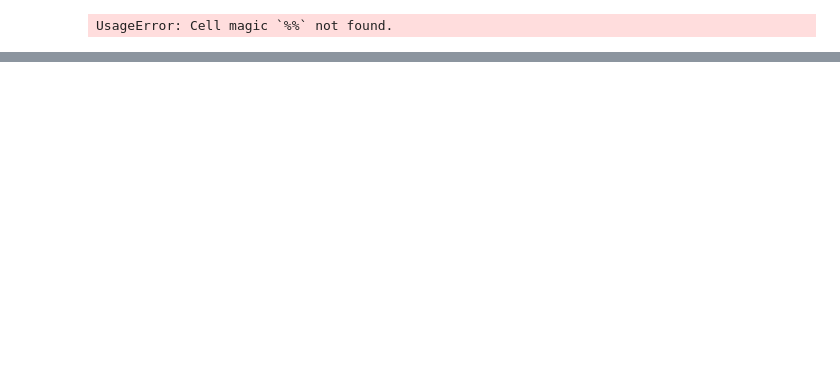
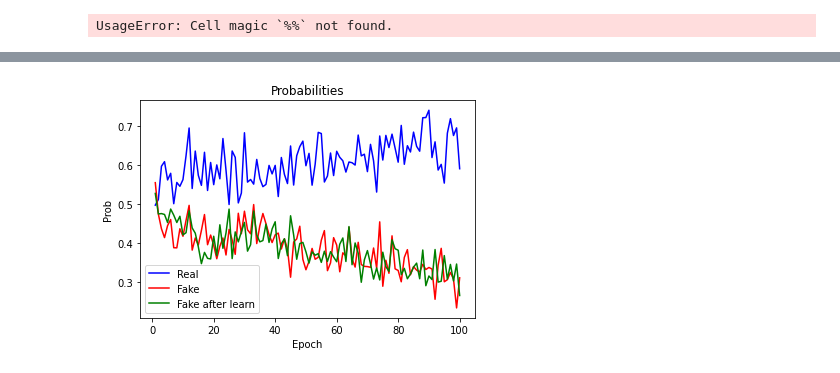
Before and after one commit to fusedbloxxer/deeplearning-gan-monet-painter, a Jupyter notebook: src/main.ipynb, the cells around one changed output, grey strips where cells are left out. Cells and saved outputs as stored; diff of their text form; code cells hidden in the pictures; blank space fills up the shorter version.

```diff
--- a/src/main.ipynb
+++ b/src/main.ipynb
@@ -253,0 +275,15 @@ G(fixed_noise).size()
+# %%
+def DGProbs(no_epochs, prob_real, prob_fake1, prob_fake2):
+        epochs = range(1, no_epochs+1)
+        plt.plot(epochs, prob_real, 'b', label='Real')
+        plt.plot(epochs, prob_fake1, 'r', label='Fake')
+        plt.plot(epochs, prob_fake2, 'g', label='Fake after learn')
+        plt.legend()
+        plt.title('Probabilities')
+        plt.xlabel('Epoch')
+        plt.ylabel('Prob')
+        plt.show()
+
+DGProbs(epochs, prob_real, prob_fake, prob_fake_after_learn)
+# %% [output]
+[figure, added]
```
Also changed, not shown: parts of 6 cells of this notebook.
